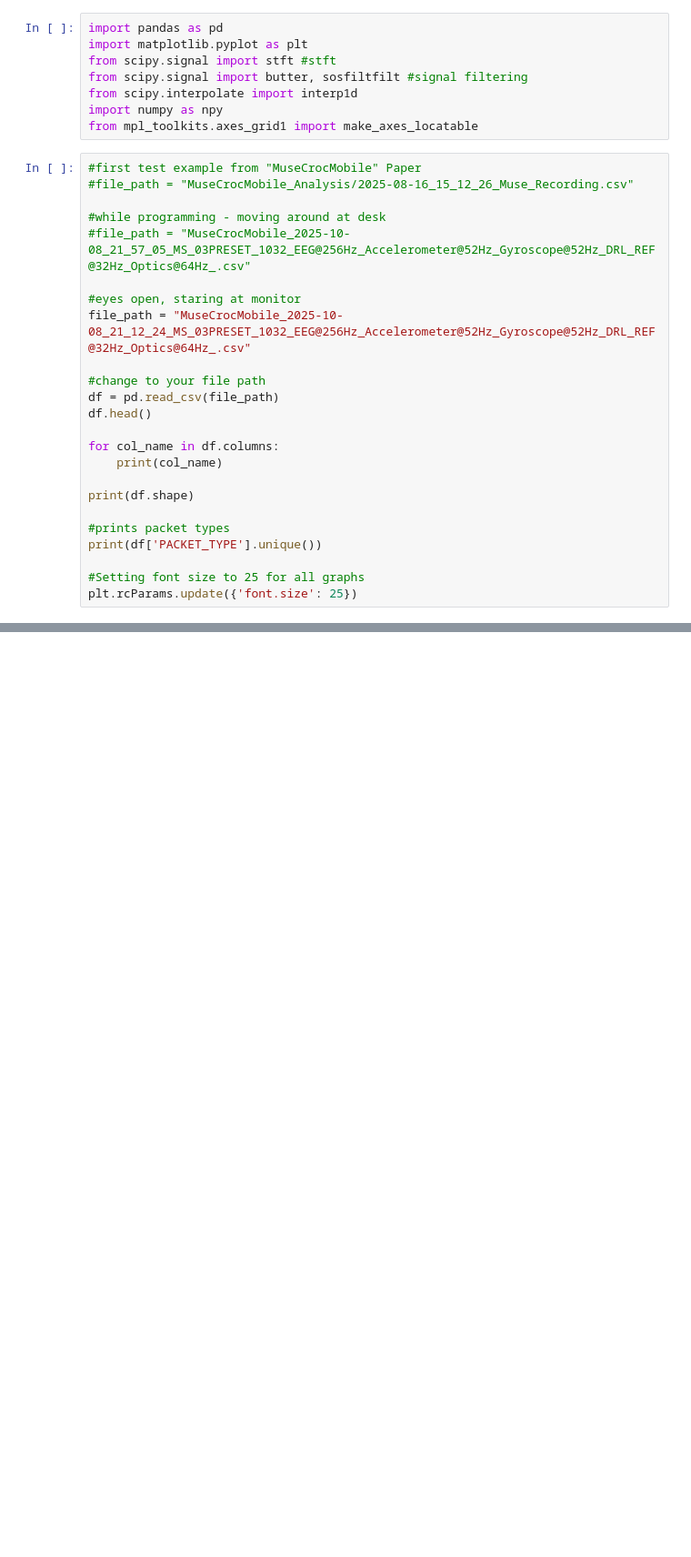
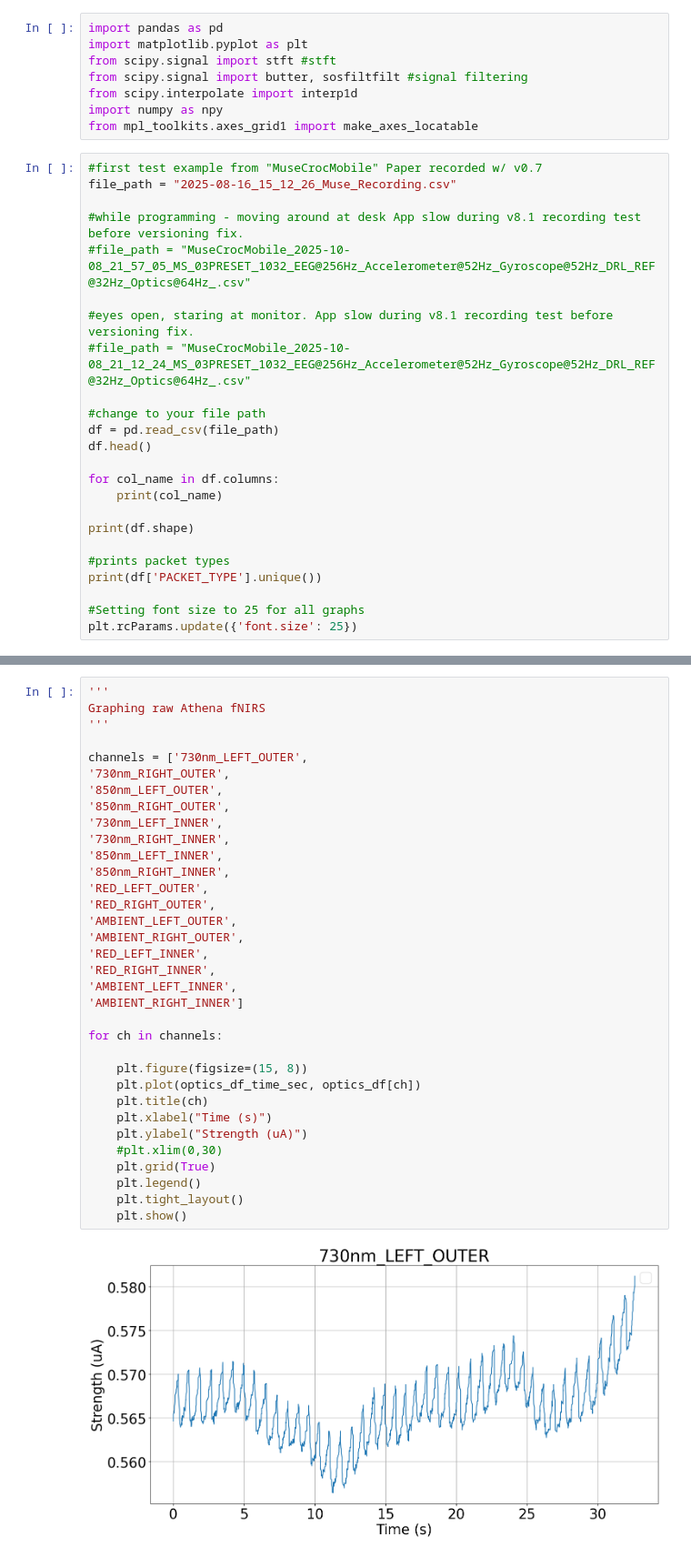
Before and after one commit to mseitzdev/MuseCrocMobile_Analysis, a Jupyter notebook: OPTICS_Raw.ipynb, the cells around one changed output, grey strips where cells are left out. Shown at 91% size. Drawn from its saved outputs; the diff is of its cells as text; blank space fills up the shorter version.

```diff
--- a/OPTICS_Raw.ipynb
+++ b/OPTICS_Raw.ipynb
@@ -7,14 +7,14 @@ from scipy.interpolate import interp1d
 import numpy as npy
 from mpl_toolkits.axes_grid1 import make_axes_locatable
 # %%
-#first test example from "MuseCrocMobile" Paper
-#file_path = "MuseCrocMobile_Analysis/2025-08-16_15_12_26_Muse_Recording.csv"
+#first test example from "MuseCrocMobile" Paper recorded w/ v0.7
+file_path = "2025-08-16_15_12_26_Muse_Recording.csv"
 
-#while programming - moving around at desk
+#while programming - moving around at desk App slow during v8.1 recording test before versioning fix.
 #file_path = "MuseCrocMobile_2025-10-08_21_57_05_MS_03PRESET_1032_EEG@256Hz_Accelerometer@52Hz_Gyroscope@52Hz_DRL_REF@32Hz_Optics@64Hz_.csv"
 
-#eyes open, staring at monitor
-file_path = "MuseCrocMobile_2025-10-08_21_12_24_MS_03PRESET_1032_EEG@256Hz_Accelerometer@52Hz_Gyroscope@52Hz_DRL_REF@32Hz_Optics@64Hz_.csv"
+#eyes open, staring at monitor. App slow during v8.1 recording test before versioning fix.
+#file_path = "MuseCrocMobile_2025-10-08_21_12_24_MS_03PRESET_1032_EEG@256Hz_Accelerometer@52Hz_Gyroscope@52Hz_DRL_REF@32Hz_Optics@64Hz_.csv"
 
 #change to your file path
 df = pd.read_csv(file_path)
@@ -139,0 +169,36 @@ EEG-only dataframe shape: (7453, 17)
+# %%
+'''
+Graphing raw Athena fNIRS
+'''
+
+channels = ['730nm_LEFT_OUTER',
+'730nm_RIGHT_OUTER',
+'850nm_LEFT_OUTER',
+'850nm_RIGHT_OUTER',
+'730nm_LEFT_INNER',
+'730nm_RIGHT_INNER',
+'850nm_LEFT_INNER',
+'850nm_RIGHT_INNER',
+'RED_LEFT_OUTER',
+'RED_RIGHT_OUTER',
+'AMBIENT_LEFT_OUTER',
+'AMBIENT_RIGHT_OUTER',
+'RED_LEFT_INNER',
+'RED_RIGHT_INNER',
+'AMBIENT_LEFT_INNER',
+'AMBIENT_RIGHT_INNER']
+
+for ch in channels:
+
+    plt.figure(figsize=(15, 8))
+    plt.plot(optics_df_time_sec, optics_df[ch])
+    plt.title(ch)
+    plt.xlabel("Time (s)")
+    plt.ylabel("Strength (uA)")
+    #plt.xlim(0,30)
+    plt.grid(True)
+    plt.legend()
+    plt.tight_layout()
+    plt.show()
+# %% [output]
+[figure, added]
```
Also changed, not shown: parts of 3 cells of this notebook, 5 other files.
